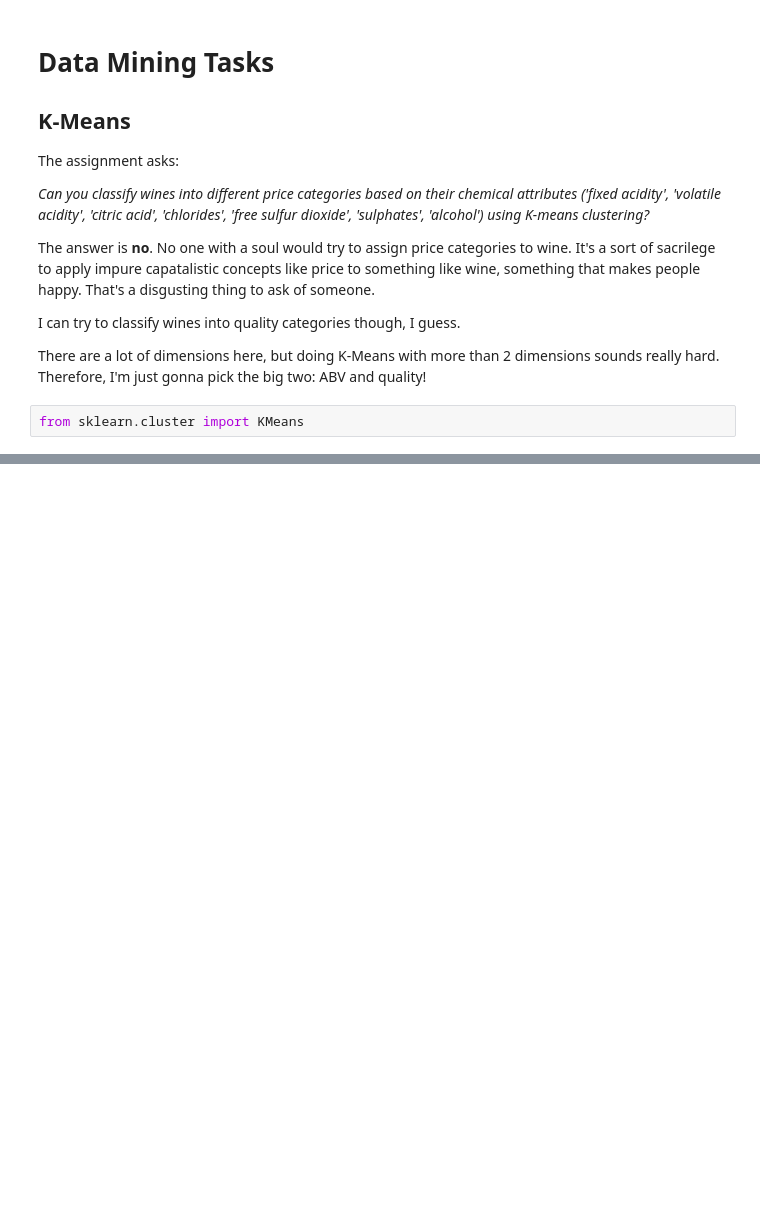
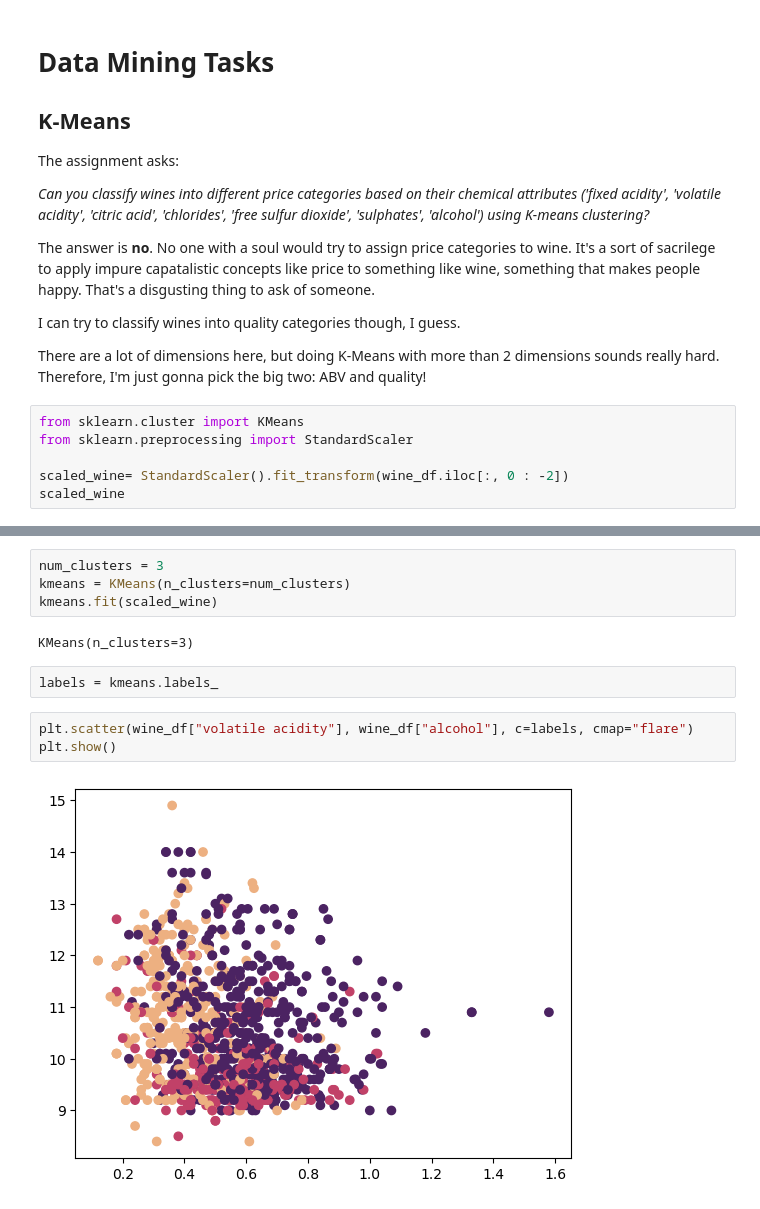
Before and after one commit to Deanosaur666/CS456_Dean_Yockey_Lab_4, a Jupyter notebook: Lab 4.ipynb, the cells around one changed output, grey strips where cells are left out. Cells and saved outputs as stored; diff of their text form; blank space fills up the shorter version.

```diff
--- a/Lab 4.ipynb
+++ b/Lab 4.ipynb
@@ -179,3 +179,7 @@ I can try to classify wines into quality categories though, I guess.
 There are a lot of dimensions here, but doing K-Means with more than 2 dimensions sounds really hard. Therefore, I'm just gonna pick the big two: ABV and quality!
 # %%
 from sklearn.cluster import KMeans
+from sklearn.preprocessing import StandardScaler
+
+scaled_wine= StandardScaler().fit_transform(wine_df.iloc[:, 0 : -2])
+scaled_wine
@@ -181,0 +200,13 @@ from sklearn.cluster import KMeans
+# %%
+num_clusters = 3
+kmeans = KMeans(n_clusters=num_clusters)
+kmeans.fit(scaled_wine)
+# %% [output]
+KMeans(n_clusters=3)
+# %%
+labels = kmeans.labels_
+# %%
+plt.scatter(wine_df["volatile acidity"], wine_df["alcohol"], c=labels, cmap="flare")
+plt.show()
+# %% [output]
+[figure, added]
```
Also changed, not shown: parts of 4 cells of this notebook.
